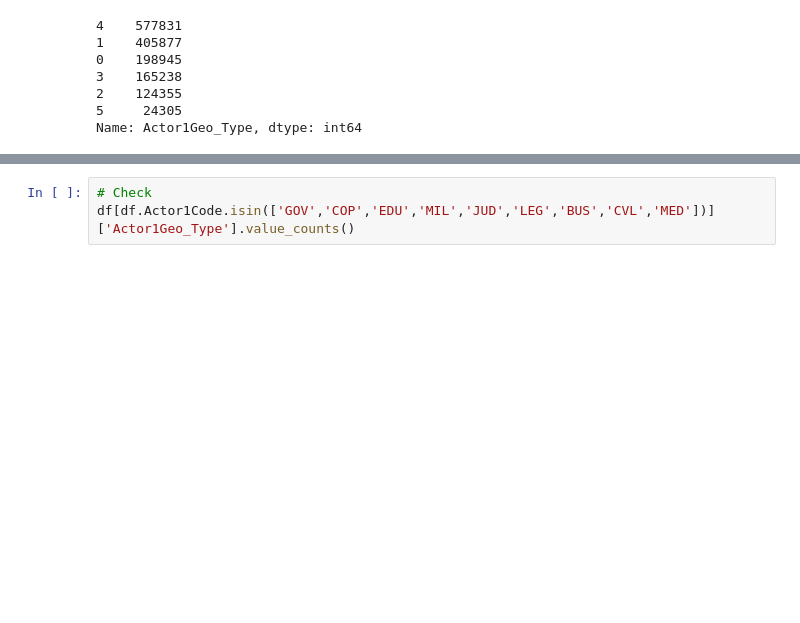
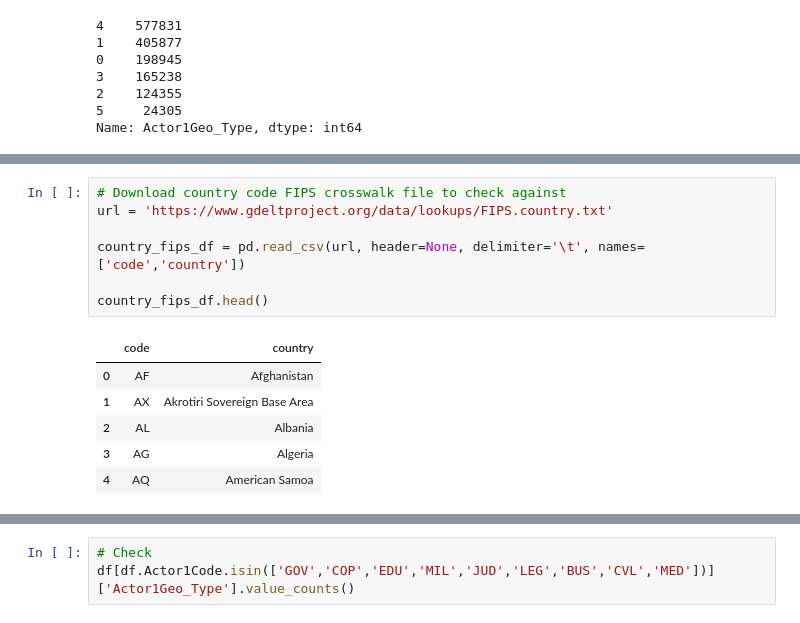
Before and after one commit to sasha-kap/Events-Analytics, a Jupyter notebook: GDELT_EDA.ipynb, the cells around one changed output, grey strips where cells are left out. Saved outputs shown, nothing was run; the diff lists cells and outputs as text; blank space fills up the shorter version.

```diff
--- a/GDELT_EDA.ipynb
+++ b/GDELT_EDA.ipynb
@@ -337,0 +487,14 @@ Name: Actor1Geo_Type, dtype: int64
+# %%
+# Download country code FIPS crosswalk file to check against
+url = 'https://www.gdeltproject.org/data/lookups/FIPS.country.txt'
+
+country_fips_df = pd.read_csv(url, header=None, delimiter='\t', names=['code','country'])
+
+country_fips_df.head()
+# %% [output]
+|  | code | country |
+| 0 | AF | Afghanistan |
+| 1 | AX | Akrotiri Sovereign Base Area |
+| 2 | AL | Albania |
+| 3 | AG | Algeria |
+| 4 | AQ | American Samoa |
```
Also changed, not shown: parts of 48 cells of this notebook.
